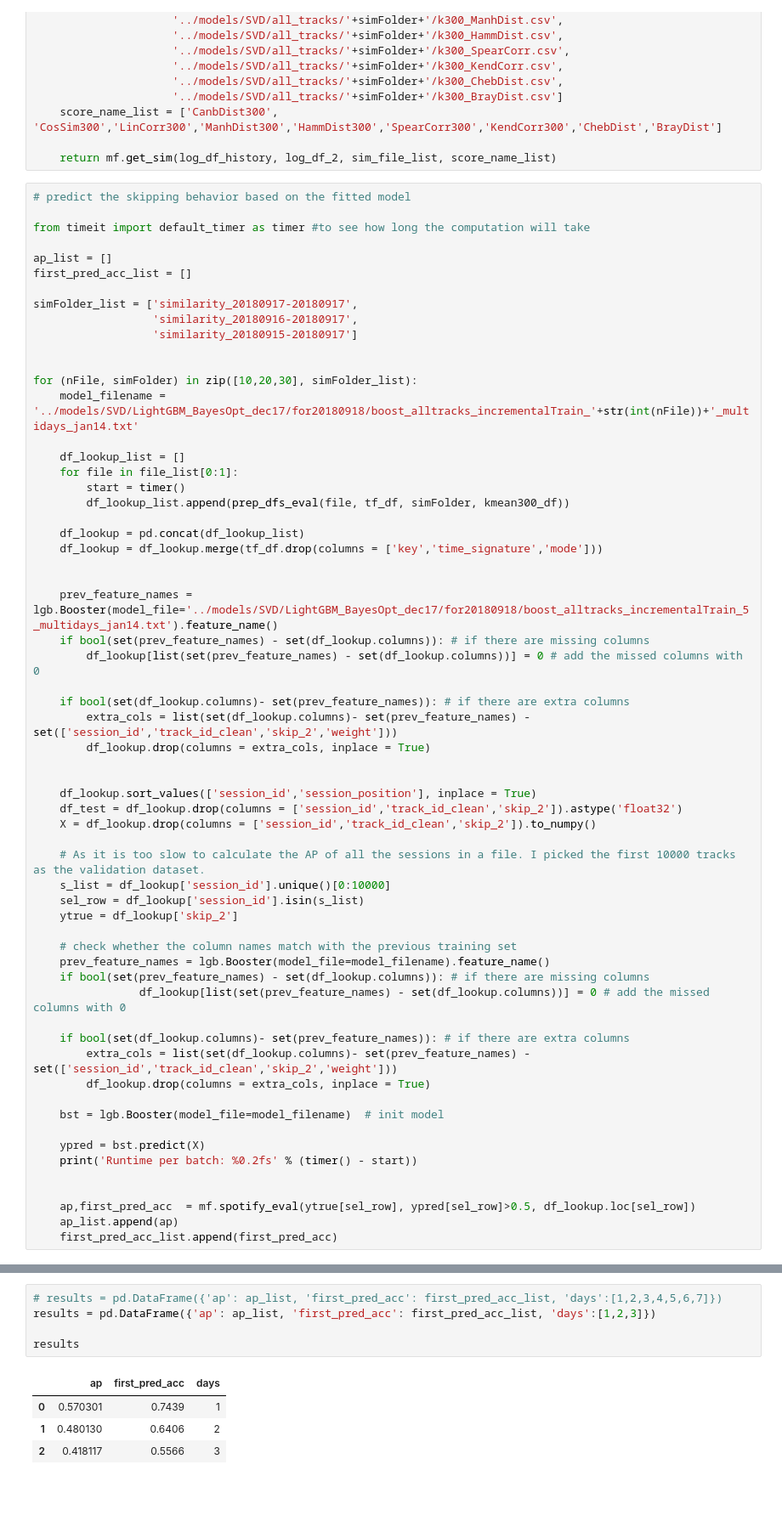
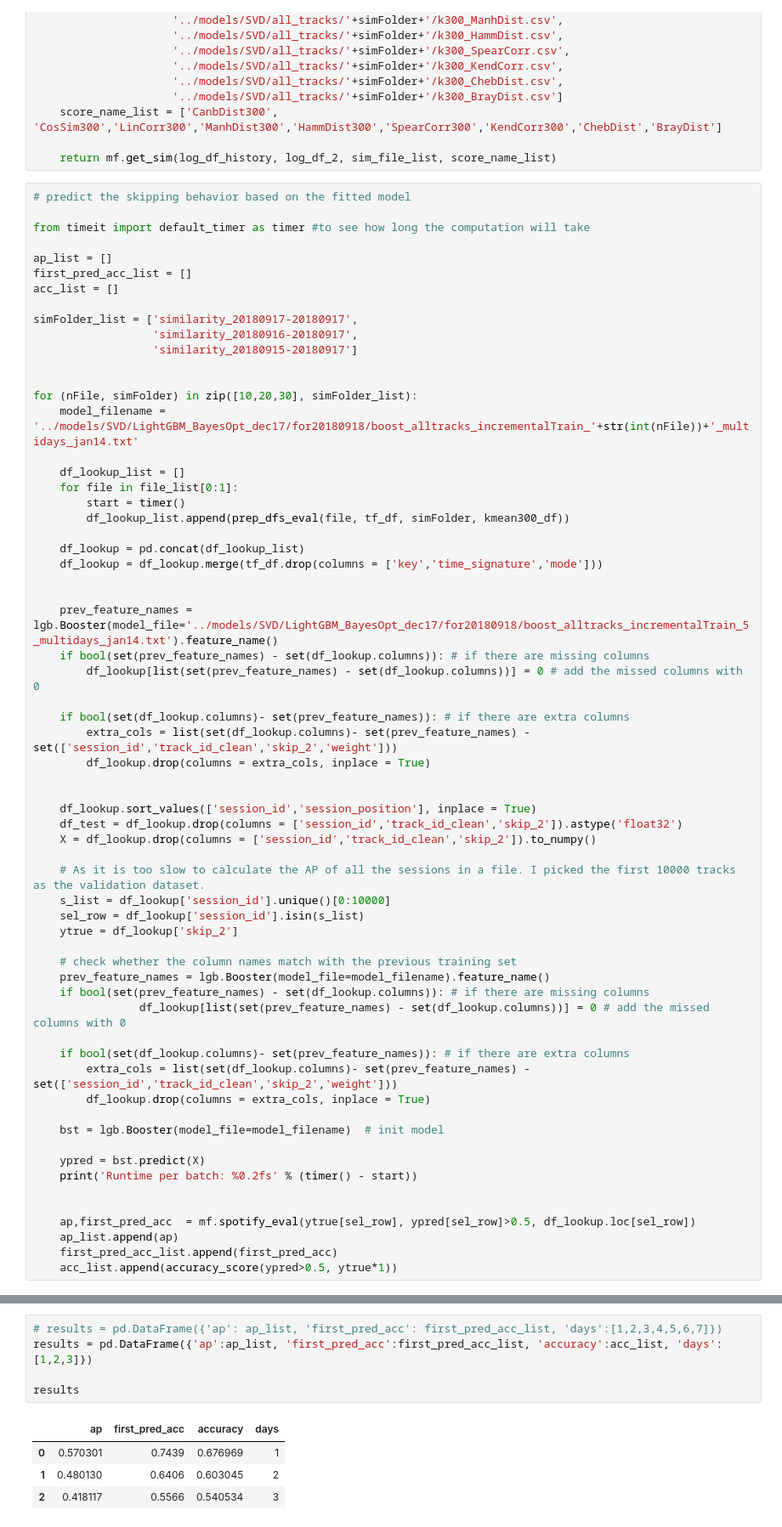
Before and after one commit to curlsloth/Capstone_Spotify-Sequential-Skip-Prediction, a Jupyter notebook: notebooks/6_LightGBM_predict_multipleDays_for20180918.ipynb, the cells around one changed output, grey strips where cells are left out. Shown at 85% size. Drawn from its saved outputs; the diff is of its cells as text; blank space fills up the shorter version.

Commit message:
update notebook 6 with overall accuracy

```diff
--- a/notebooks/6_LightGBM_predict_multipleDays_for20180918.ipynb
+++ b/notebooks/6_LightGBM_predict_multipleDays_for20180918.ipynb
@@ -99,6 +100,7 @@ from timeit import default_timer as timer #to see how long the computation will
 
 ap_list = []
 first_pred_acc_list = []
+acc_list = []
 
 simFolder_list = ['similarity_20180917-20180917',
                   'similarity_20180916-20180917',
@@ -153,4 +155,5 @@ for (nFile, simFolder) in zip([10,20,30], simFolder_list):
     ap,first_pred_acc  = mf.spotify_eval(ytrue[sel_row], ypred[sel_row]>0.5, df_lookup.loc[sel_row])
     ap_list.append(ap)
     first_pred_acc_list.append(first_pred_acc)
+    acc_list.append(accuracy_score(ypred>0.5, ytrue*1))
 # %% [output]
@@ -160,13 +163,13 @@ Runtime per batch: 134.71s
 # %%
 # results = pd.DataFrame({'ap': ap_list, 'first_pred_acc': first_pred_acc_list, 'days':[1,2,3,4,5,6,7]})
-results = pd.DataFrame({'ap': ap_list, 'first_pred_acc': first_pred_acc_list, 'days':[1,2,3]})
+results = pd.DataFrame({'ap':ap_list, 'first_pred_acc':first_pred_acc_list, 'accuracy':acc_list, 'days':[1,2,3]})
 
 results
 # %% [output]
-|  | ap | first_pred_acc | days |
-| 0 | 0.570301 | 0.7439 | 1 |
-| 1 | 0.480130 | 0.6406 | 2 |
-| 2 | 0.418117 | 0.5566 | 3 |
+|  | ap | first_pred_acc | accuracy | days |
+| 0 | 0.570301 | 0.7439 | 0.676969 | 1 |
+| 1 | 0.480130 | 0.6406 | 0.603045 | 2 |
+| 2 | 0.418117 | 0.5566 | 0.540534 | 3 |
 # %%
 import seaborn as sns
 import matplotlib.pyplot as plt
```
Also changed, not shown: parts of 2 cells of this notebook.
